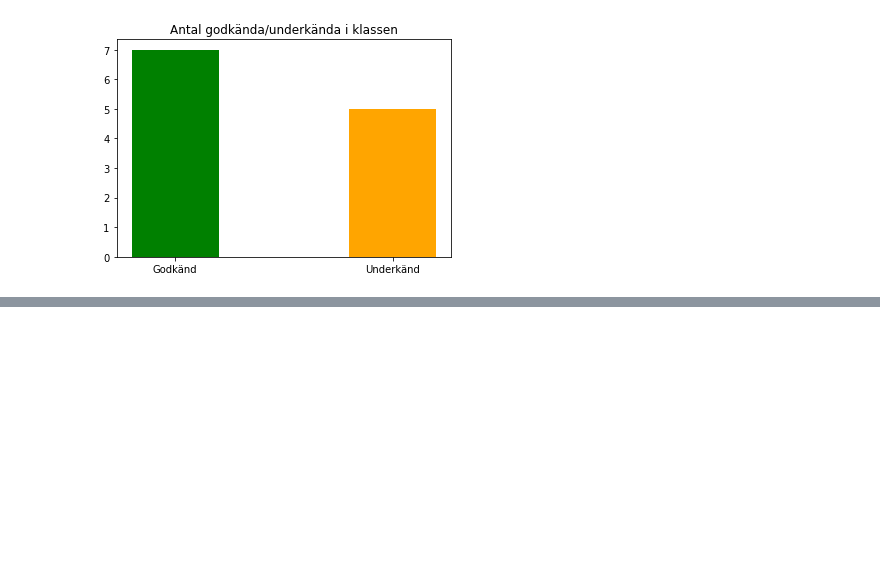
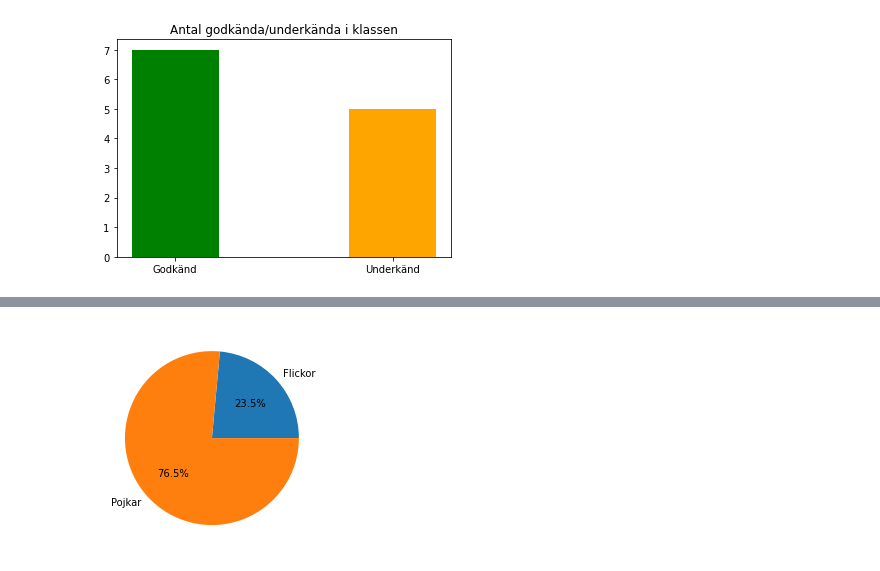
Before and after one commit to Limpan0305/linus_sundsten_TE19C, a Jupyter notebook: Programmering1/Dataanalys/pandas_genomgång.ipynb, the cells around one changed output, grey strips where cells are left out. Cells and saved outputs as stored; diff of their text form; code cells hidden in the pictures; blank space fills up the shorter version.

```diff
--- a/Programmering1/Dataanalys/pandas_genomgång.ipynb
+++ b/Programmering1/Dataanalys/pandas_genomgång.ipynb
@@ -57,0 +64,15 @@ plt.show()
+# %%
+import matplotlib.pyplot as plt
+import numpy as np
+
+#cirkeldiagram
+#kön = np.array[8, 26]
+
+kön = [8, 26]
+labels = ["Flickor", "Pojkar"]
+
+plt.pie(kön, labels=labels, autopct="%1.1f%%")
+pl
+plt.show()
+# %% [output]
+[figure, added]
```
Also changed, not shown: parts of 1 cell of this notebook, 1 other file.
